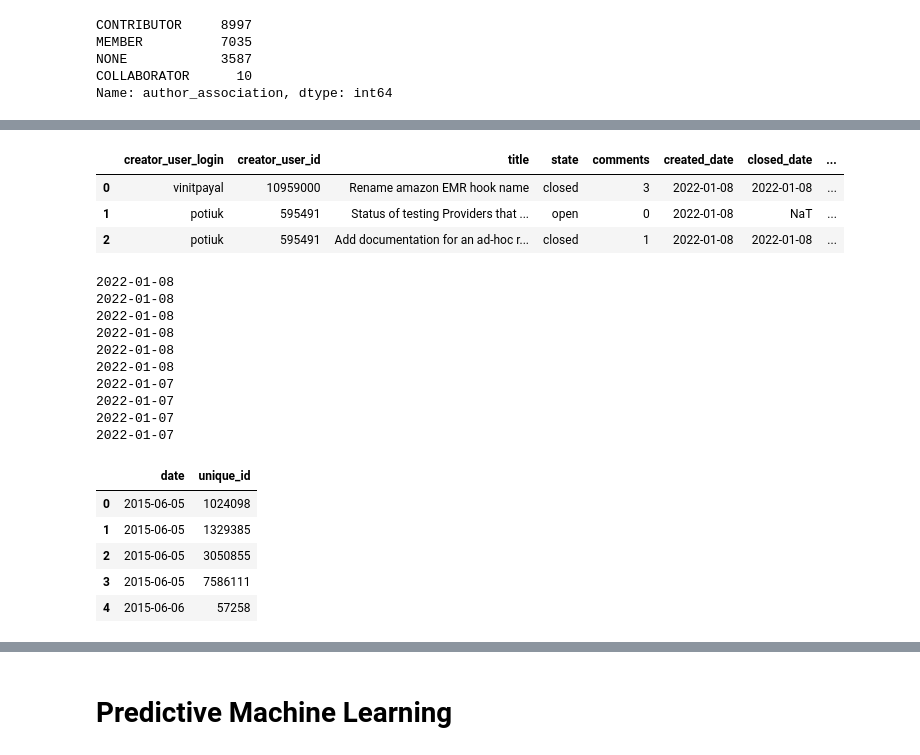
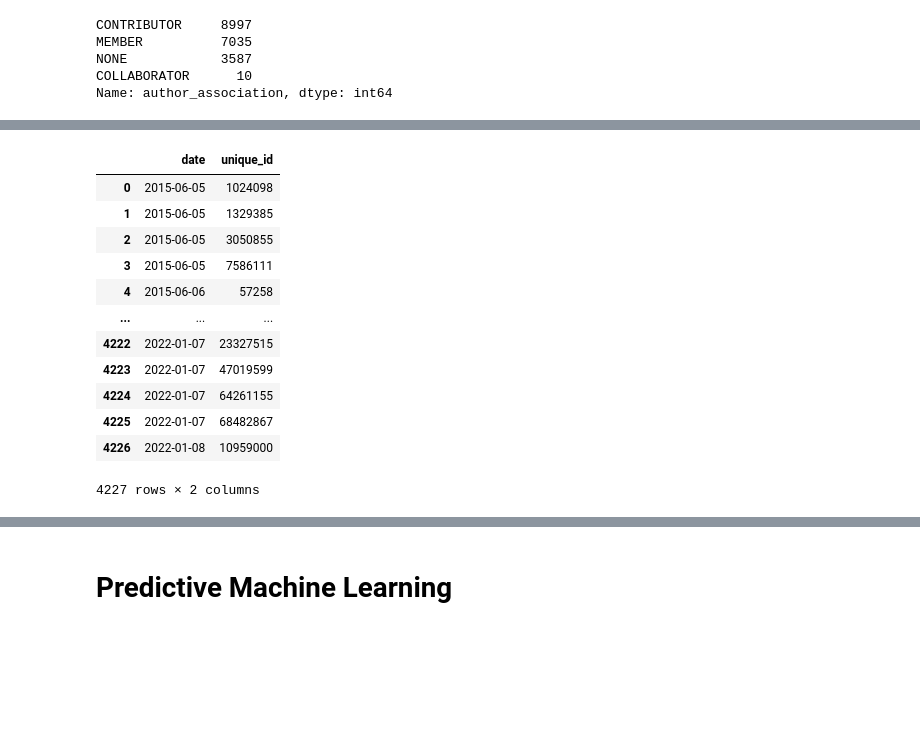
Before and after one commit to AmirZahre/Github_Org_Repo_Analysis, a Jupyter notebook: astronomer_V1.ipynb, the cells around one changed output, grey strips where cells are left out. Cells and saved outputs as stored; diff of their text form; code cells hidden in the pictures; blank space fills up the shorter version.

```diff
--- a/astronomer_V1.ipynb
+++ b/astronomer_V1.ipynb
@@ -523,8 +449 @@ https://qvault.io/python/binary-search-tree-in-python/
-# %%
-df.head(3)
-# %% [output]
-|  | creator_user_login | creator_user_id | title | state | comments | created_date | closed_date | ... |
-| 0 | vinitpayal | 10959000 | Rename amazon EMR hook name | closed | 3 | 2022-01-08 | 2022-01-08 | ... |
-| 1 | potiuk | 595491 | Status of testing Providers that ... | open | 0 | 2022-01-08 | NaT | ... |
-| 2 | potiuk | 595491 | Add documentation for an ad-hoc r... | closed | 1 | 2022-01-08 | 2022-01-08 | ... |
 # %%
@@ -588,15 +512 @@ def printTree(node, level=0):
-# %%
-for index, row in df[:10].iterrows():
-    print(row[5].date())
-# %% [output]
-2022-01-08
-2022-01-08
-2022-01-08
-2022-01-08
-2022-01-08
-2022-01-08
-2022-01-07
-2022-01-07
-2022-01-07
-2022-01-07
 # %%
@@ -628,9 +546,16 @@ df_unique = pd.concat([x,y], axis=1, keys=headers)
 # %%
-df_unique.head()
+df_unique
 # %% [output]
 |  | date | unique_id |
 | 0 | 2015-06-05 | 1024098 |
 | 1 | 2015-06-05 | 1329385 |
 | 2 | 2015-06-05 | 3050855 |
 | 3 | 2015-06-05 | 7586111 |
 | 4 | 2015-06-06 | 57258 |
+| ... | ... | ... |
+| 4222 | 2022-01-07 | 23327515 |
+| 4223 | 2022-01-07 | 47019599 |
+| 4224 | 2022-01-07 | 64261155 |
+| 4225 | 2022-01-07 | 68482867 |
+| 4226 | 2022-01-08 | 10959000 |
+4227 rows × 2 columns
```
Also changed, not shown: parts of 29 cells of this notebook.
